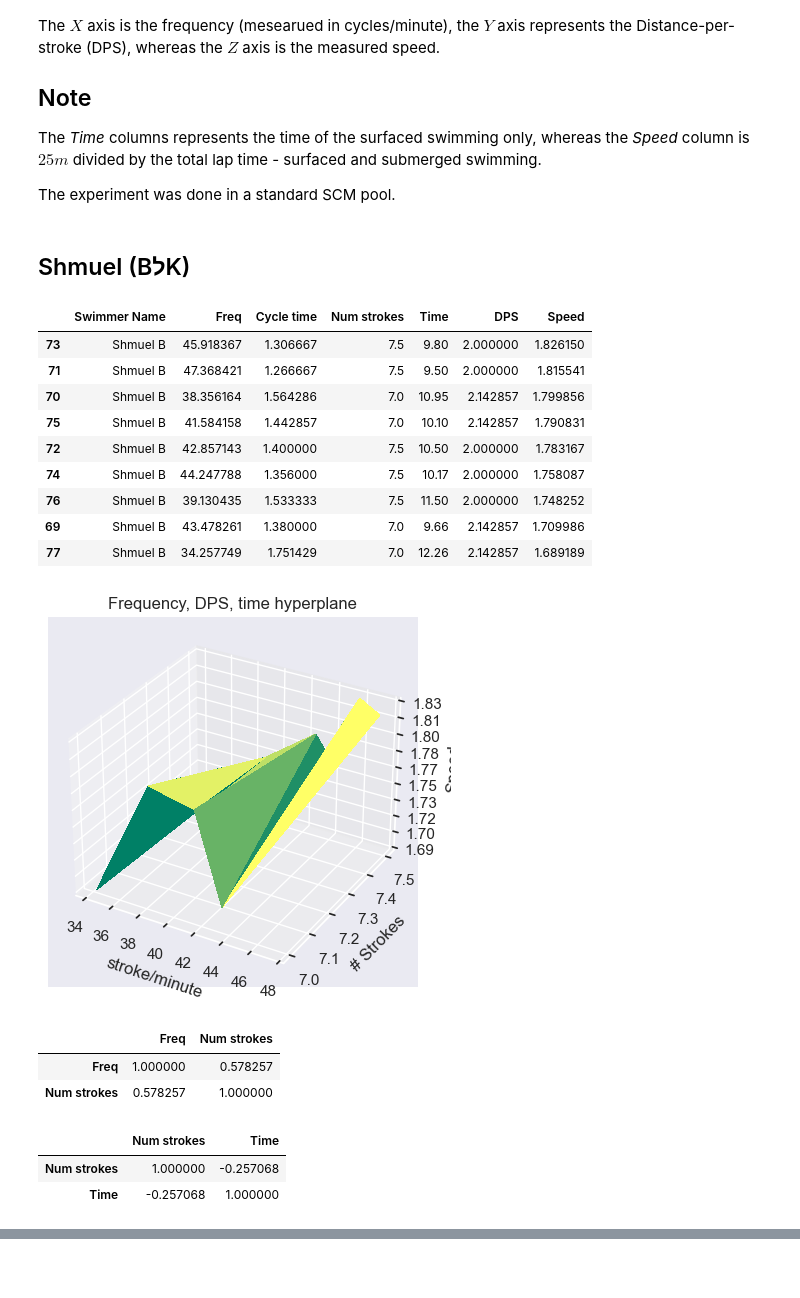
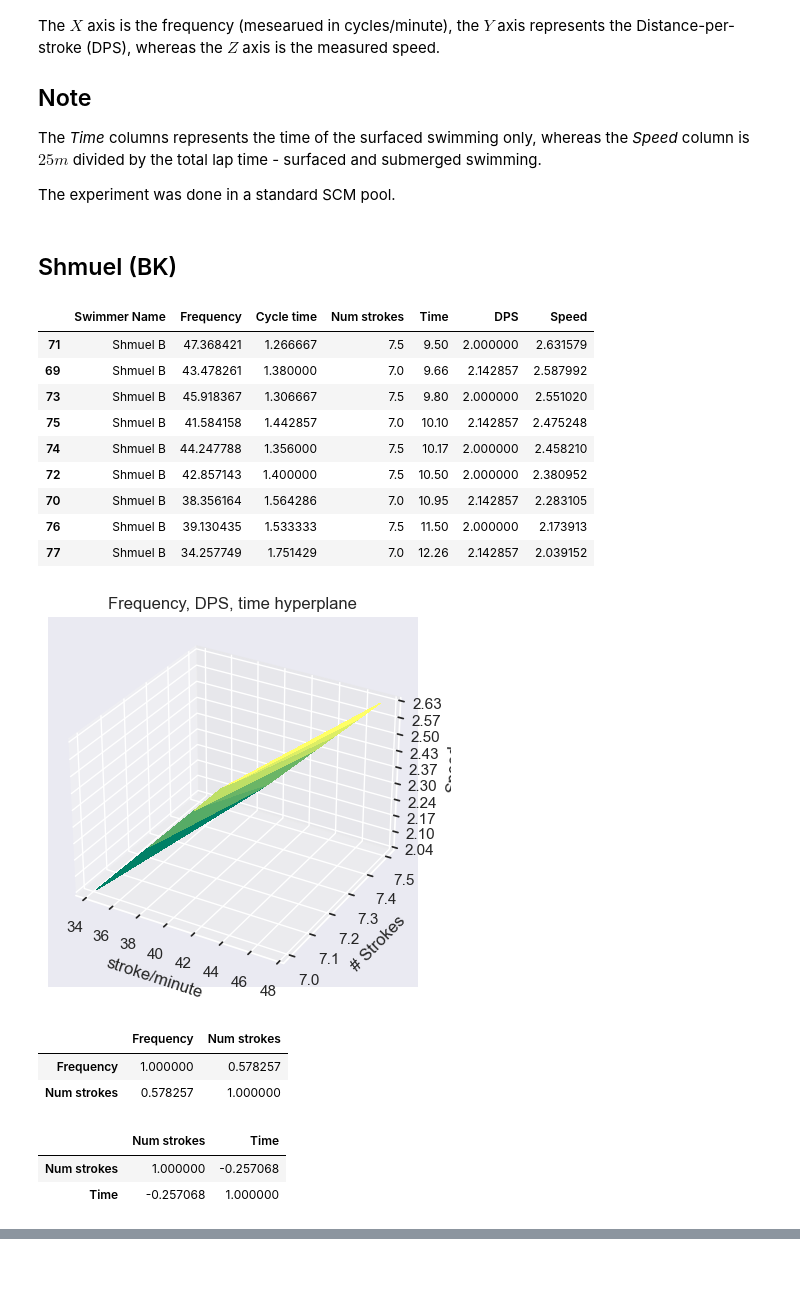
Before and after one commit to iamemhacker/maccabi-haifa, a Jupyter notebook: dps-freq/dps-freq-shmuel-bk.ipynb, the cells around one changed output, grey strips where cells are left out. Drawn from its saved outputs; the diff is of its cells as text; code cells hidden in the pictures.

```diff
--- a/dps-freq/dps-freq-shmuel-bk.ipynb
+++ b/dps-freq/dps-freq-shmuel-bk.ipynb
@@ -19,24 +19,26 @@ The _Time_ columns represents the time of the surfaced swimming only, whereas th
 
 The experiment was done in a standard SCM pool.
 # %% [markdown]
-## Shmuel (BלK)
+## Shmuel (BK)
 # %%
 df_data = read_data("_data/raw-data.csv", "Shmuel B")
+# Manutal hack, due to backward compatability issues.
+df_data["Speed"] = 25 / df_data["Time"]
 display_analysis(df_data)
 # %% [output]
-|  | Swimmer Name | Freq | Cycle time | Num strokes | Time | DPS | Speed |
-| 73 | Shmuel B | 45.918367 | 1.306667 | 7.5 | 9.80 | 2.000000 | 1.826150 |
-| 71 | Shmuel B | 47.368421 | 1.266667 | 7.5 | 9.50 | 2.000000 | 1.815541 |
-| 70 | Shmuel B | 38.356164 | 1.564286 | 7.0 | 10.95 | 2.142857 | 1.799856 |
-| 75 | Shmuel B | 41.584158 | 1.442857 | 7.0 | 10.10 | 2.142857 | 1.790831 |
-| 72 | Shmuel B | 42.857143 | 1.400000 | 7.5 | 10.50 | 2.000000 | 1.783167 |
-| 74 | Shmuel B | 44.247788 | 1.356000 | 7.5 | 10.17 | 2.000000 | 1.758087 |
-| 76 | Shmuel B | 39.130435 | 1.533333 | 7.5 | 11.50 | 2.000000 | 1.748252 |
-| 69 | Shmuel B | 43.478261 | 1.380000 | 7.0 | 9.66 | 2.142857 | 1.709986 |
-| 77 | Shmuel B | 34.257749 | 1.751429 | 7.0 | 12.26 | 2.142857 | 1.689189 |
+|  | Swimmer Name | Frequency | Cycle time | Num strokes | Time | DPS | Speed |
+| 71 | Shmuel B | 47.368421 | 1.266667 | 7.5 | 9.50 | 2.000000 | 2.631579 |
+| 69 | Shmuel B | 43.478261 | 1.380000 | 7.0 | 9.66 | 2.142857 | 2.587992 |
+| 73 | Shmuel B | 45.918367 | 1.306667 | 7.5 | 9.80 | 2.000000 | 2.551020 |
+| 75 | Shmuel B | 41.584158 | 1.442857 | 7.0 | 10.10 | 2.142857 | 2.475248 |
+| 74 | Shmuel B | 44.247788 | 1.356000 | 7.5 | 10.17 | 2.000000 | 2.458210 |
+| 72 | Shmuel B | 42.857143 | 1.400000 | 7.5 | 10.50 | 2.000000 | 2.380952 |
+| 70 | Shmuel B | 38.356164 | 1.564286 | 7.0 | 10.95 | 2.142857 | 2.283105 |
+| 76 | Shmuel B | 39.130435 | 1.533333 | 7.5 | 11.50 | 2.000000 | 2.173913 |
+| 77 | Shmuel B | 34.257749 | 1.751429 | 7.0 | 12.26 | 2.142857 | 2.039152 |
-[figure, old version]
+[figure, new version]
-|  | Freq | Num strokes |
-| Freq | 1.000000 | 0.578257 |
+|  | Frequency | Num strokes |
+| Frequency | 1.000000 | 0.578257 |
 | Num strokes | 0.578257 | 1.000000 |
 |  | Num strokes | Time |
 | Num strokes | 1.000000 | -0.257068 |
```
Also changed, not shown: parts of 3 cells of this notebook, 7 other files.
